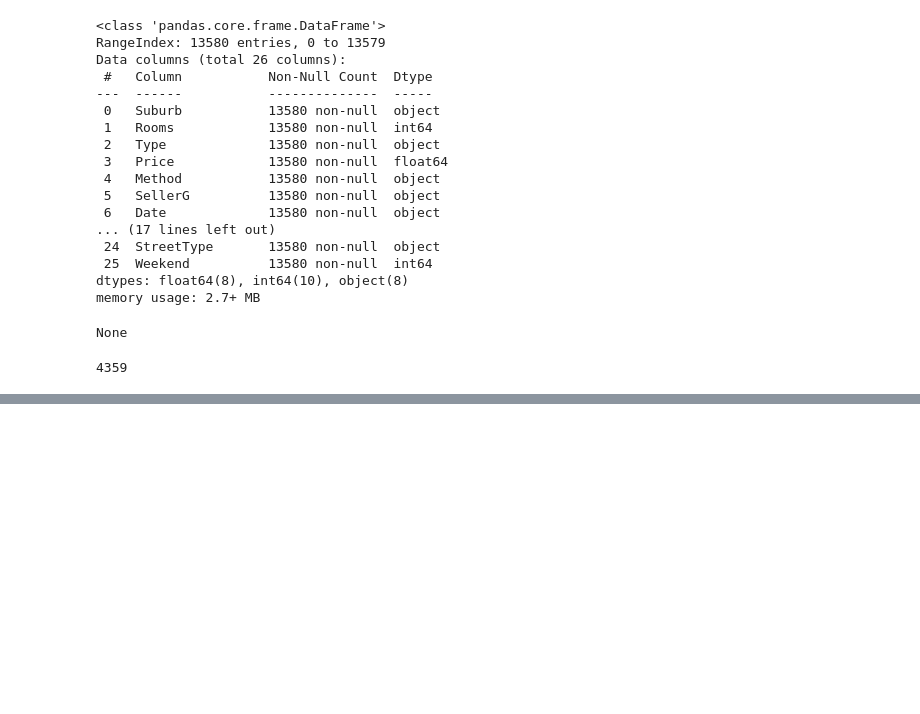
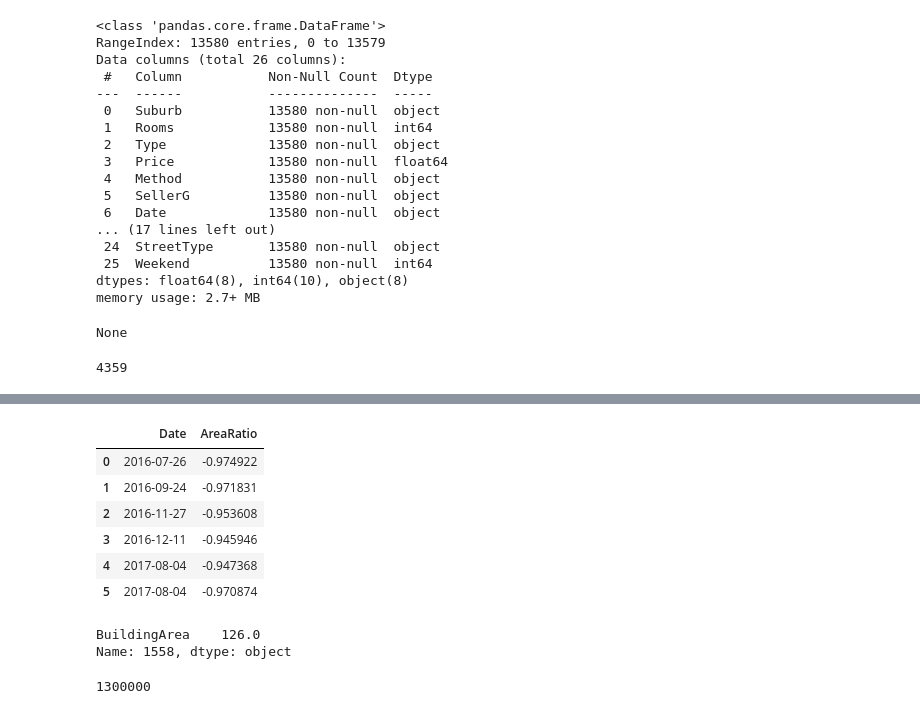
Before and after one commit to Balzhir/sf_game_v2_08.2022, a Jupyter notebook: my_Skillfactory_course/PYTHON-12/PY-12_realty.ipynb, the cells around one changed output, grey strips where cells are left out. Cells and saved outputs as stored; diff of their text form; code cells hidden in the pictures; blank space fills up the shorter version.

```diff
--- a/my_Skillfactory_course/PYTHON-12/PY-12_realty.ipynb
+++ b/my_Skillfactory_course/PYTHON-12/PY-12_realty.ipynb
@@ -66,0 +114,36 @@ None
+# %%
+mask1 = melb_df['AreaRatio'] < -0.8
+mask2 = melb_df['Type'] == 'townhouse'
+mask3 = melb_df['SellerG'] == 'McGrath'
+melb_df[mask1 & mask2 & mask3].sort_values(
+    by=['Date', 'AreaRatio'],
+    ascending=[True, False],
+    ignore_index=True
+).loc[:, ['Date', 'AreaRatio']]
+# %% [output]
+|  | Date | AreaRatio |
+| 0 | 2016-07-26 | -0.974922 |
+| 1 | 2016-09-24 | -0.971831 |
+| 2 | 2016-11-27 | -0.953608 |
+| 3 | 2016-12-11 | -0.945946 |
+| 4 | 2017-08-04 | -0.947368 |
+| 5 | 2017-08-04 | -0.970874 |
+# %%
+melb_df.sort_values(
+    by='AreaRatio',
+    ascending=False,
+    ignore_index=True
+).loc[1558, ['BuildingArea']]
+# %% [output]
+BuildingArea    126.0
+Name: 1558, dtype: object
+# %%
+m1 = melb_df['Type'] == 'townhouse'
+m2 = melb_df['Rooms'] > 2
+int(melb_df[m1 & m2].sort_values(
+    by=['Rooms','MeanRoomsSquare'],
+    ascending=[True,False],
+    ignore_index=True
+).loc[18, 'Price'])
+# %% [output]
+1300000
```
Also changed, not shown: parts of 4 cells of this notebook.
